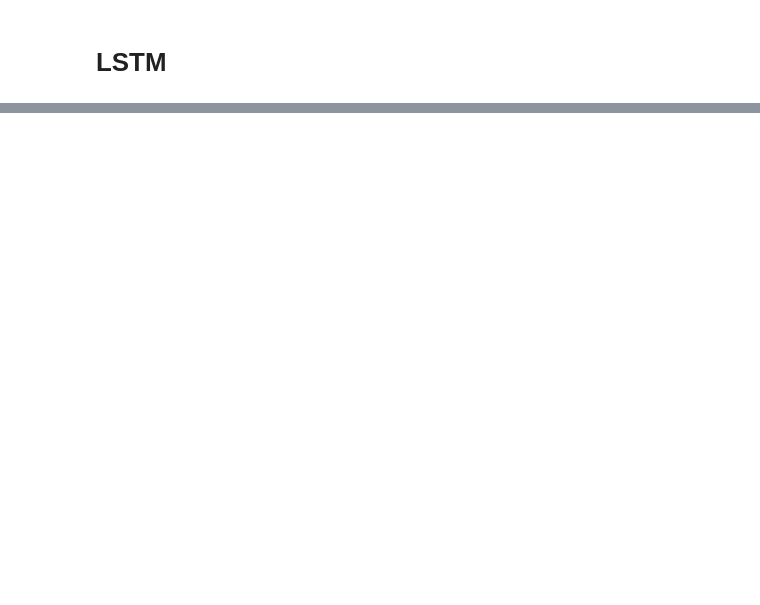
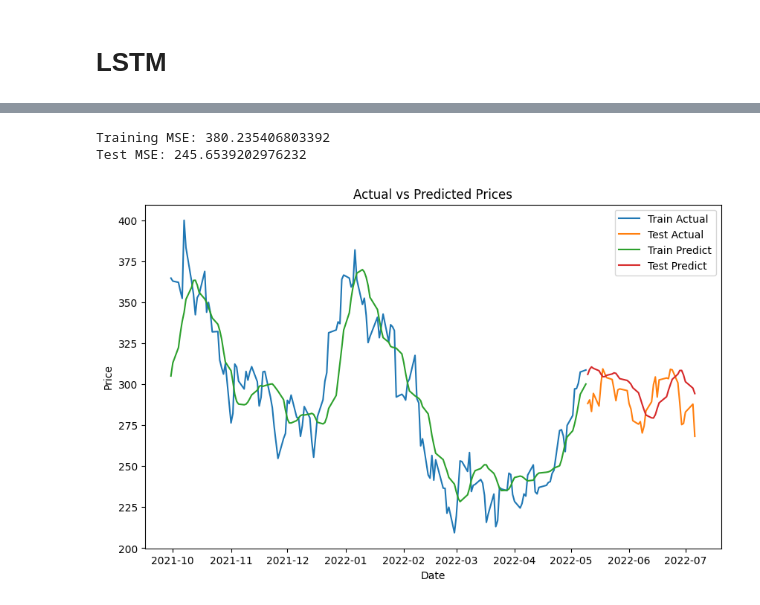
Before and after one commit to calvinz168/CISC-452, a Jupyter notebook: neural_network.ipynb, the cells around one changed output, grey strips where cells are left out. Cells and saved outputs as stored; diff of their text form; code cells hidden in the pictures; blank space fills up the shorter version.

```diff
--- a/neural_network.ipynb
+++ b/neural_network.ipynb
@@ -208,16 +200,17 @@ scaler = MinMaxScaler(feature_range=(0, 1))
 scaled_data = scaler.fit_transform(data)
 scaled_data = pd.DataFrame(scaled_data, columns=data.columns)
 # %%
+# Function to create sequences
 def create_sequences(data, seq_length):
     X, y = [], []
     for i in range(len(data) - seq_length):
         # Extract sequence of length `seq_length`
-        X_sequence = data.iloc[i:i+seq_length].values.tolist()
+        X_sequence = data.iloc[i:i+seq_length].values  # Convert to numpy array
         X.append(X_sequence)
 
         # Target is the 'Close' price after the sequence
         y.append(data.iloc[i + seq_length]['Close'])
-    return X, y
+    return np.array(X), np.array(y)
 # %%
 # Hyperparameters
 seq_length = 60  # The number of time steps (days) to look back
@@ -257,22 +272,38 @@ plt.show()
 # %%
 # Make predictions
 train_predict = model.predict(X_train)
 test_predict = model.predict(X_test)
 
 # Reverse scaling for predictions
-train_predict = scaler.inverse_transform(train_predict)
-test_predict = scaler.inverse_transform(test_predict)
-y_train_actual = scaler.inverse_transform(y_train.reshape(-1, 1))
-y_test_actual = scaler.inverse_transform(y_test.reshape(-1, 1))
+train_predict_rescaled = scaler.inverse_transform(np.concatenate((np.zeros((train_predict.shape[0], 3)), train_predict), axis=1))[:, 3]
+test_predict_rescaled = scaler.inverse_transform(np.concatenate((np.zeros((test_predict.shape[0], 3)), test_predict), axis=1))[:, 3]
+
+# Reverse scaling for actual values
+y_train_actual = scaler.inverse_transform(np.concatenate((np.zeros((y_train.shape[0], 3)), y_train.reshape(-1, 1)), axis=1))[:, 3]
+y_test_actual = scaler.inverse_transform(np.concatenate((np.zeros((y_test.shape[0], 3)), y_test.reshape(-1, 1)), axis=1))[:, 3]
+
+# Calculate MSE for training data
+train_mse = mean_squared_error(y_train_actual, train_predict_rescaled)
+
+# Calculate MSE for testing data
+test_mse = mean_squared_error(y_test_actual, test_predict_rescaled)
+
+# Print MSE
+print(f'Training MSE: {train_mse}')
+print(f'Test MSE: {test_mse}')
 
 # Plot actual vs predicted prices
 plt.figure(figsize=(10, 6))
 plt.plot(data.index[:len(y_train_actual)], y_train_actual, label='Train Actual')
 plt.plot(data.index[len(y_train_actual):len(y_train_actual) + len(y_test_actual)], y_test_actual, label='Test Actual')
-plt.plot(data.index[:len(train_predict)], train_predict, label='Train Predict')
-plt.plot(data.index[len(train_predict):len(train_predict) + len(test_predict)], test_predict, label='Test Predict')
+plt.plot(data.index[:len(train_predict_rescaled)], train_predict_rescaled, label='Train Predict')
+plt.plot(data.index[len(train_predict_rescaled):len(train_predict_rescaled) + len(test_predict_rescaled)], test_predict_rescaled, label='Test Predict')
 plt.title('Actual vs Predicted Prices')
 plt.xlabel('Date')
 plt.ylabel('Price')
 plt.legend()
 plt.show()
+# %% [output]
+Training MSE: 380.235406803392
+Test MSE: 245.6539202976232
+[figure, added]
```
Also changed, not shown: parts of 8 cells of this notebook.
